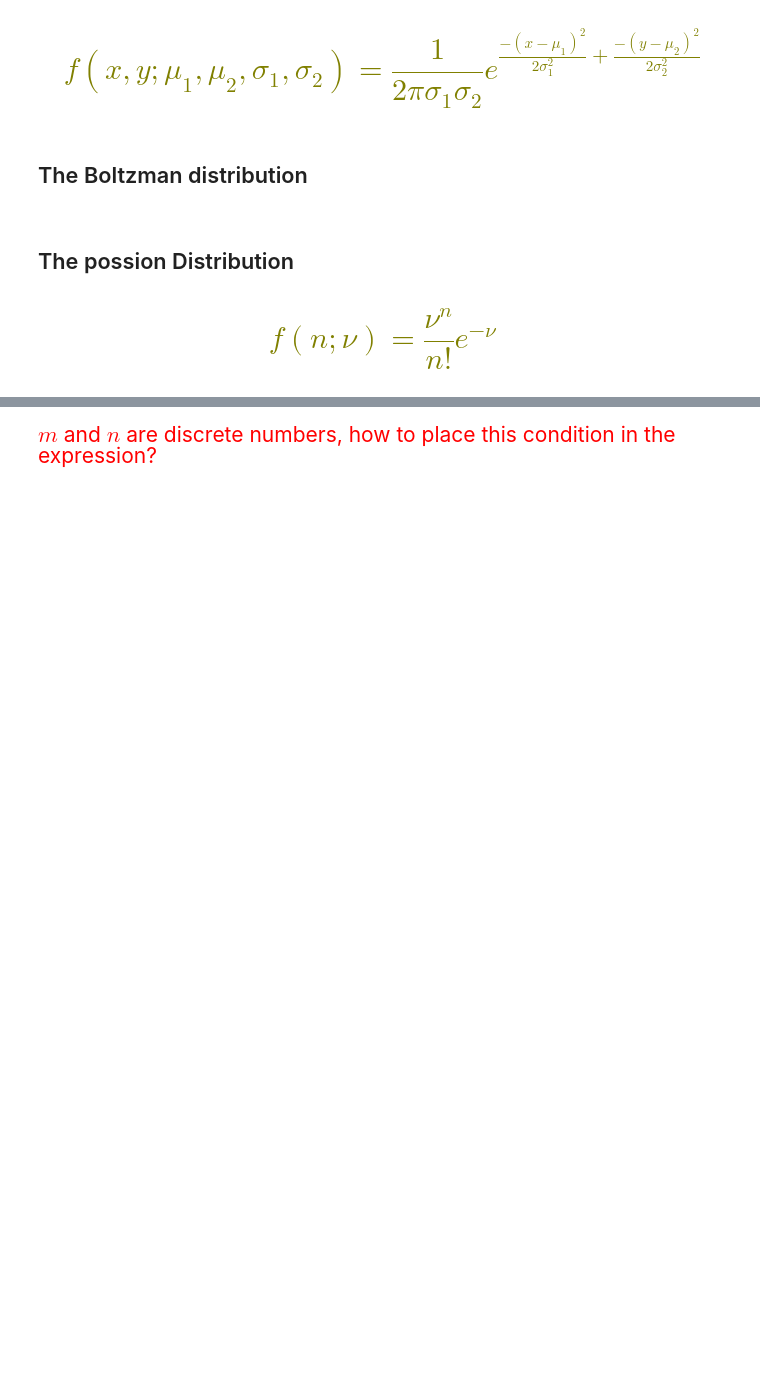
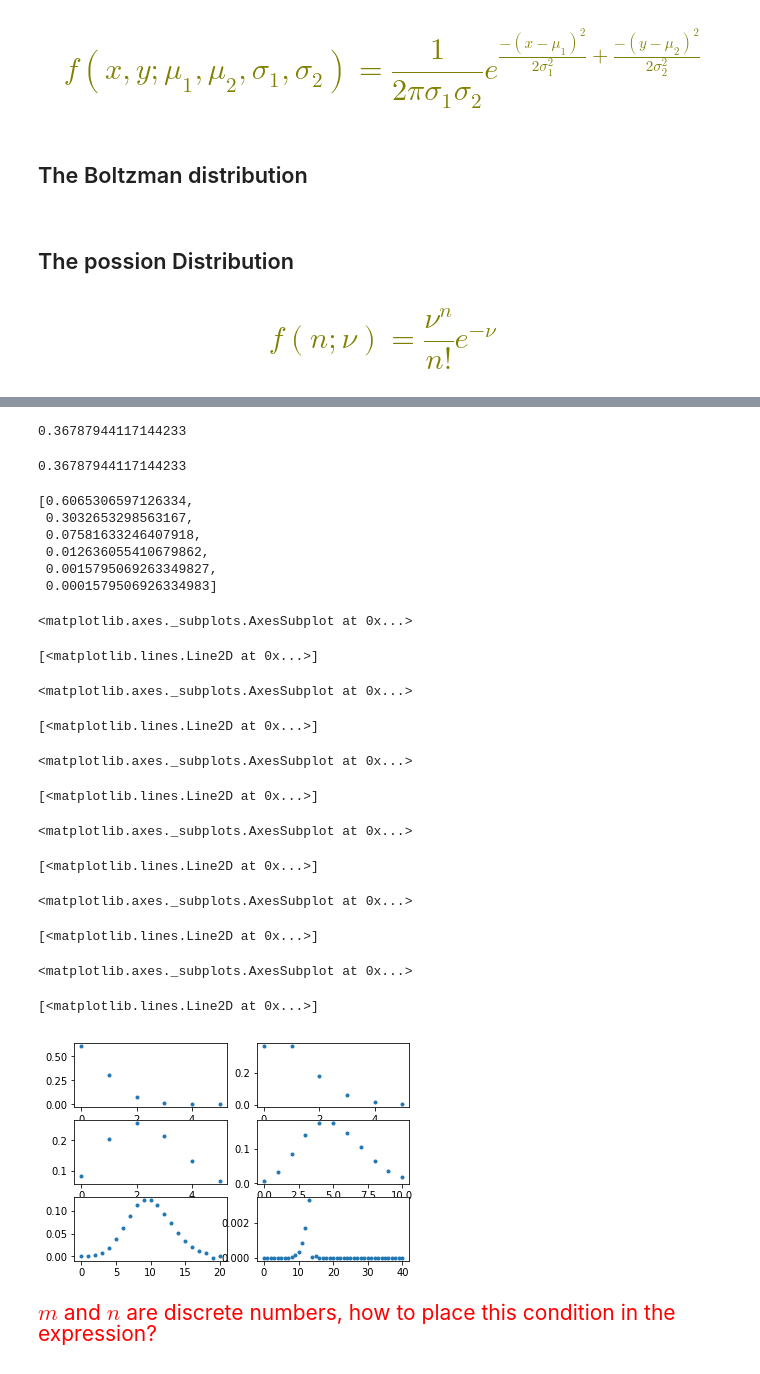
Before and after one commit to ComplicatedPhenomenon/IPython_training, a Jupyter notebook: SciPy/scipy/statisticalPackage.ipynb, the cells around one changed output, grey strips where cells are left out. Drawn from its saved outputs; the diff is of its cells as text; code cells hidden in the pictures; blank space fills up the shorter version.

```diff
--- a/SciPy/scipy/statisticalPackage.ipynb
+++ b/SciPy/scipy/statisticalPackage.ipynb
@@ -253,8 +402,68 @@ def PossionDistribution(m,n):
     return formulaExpression
 # %%
 PossionDistribution(1,1)
-x = np.arange(1,5)
-x
+# %% [output]
+0.36787944117144233
+# %%
+f = lambda m, n:  np.power(m,n)/np.math.factorial(n) * np.exp(-m)
+# %%
+f(1, 1)
+# %% [output]
+0.36787944117144233
+# %%
+[f(0.5, i) for i in range(6)]
+# %% [output]
+[0.6065306597126334,
+ 0.3032653298563167,
+ 0.07581633246407918,
+ 0.012636055410679862,
+ 0.0015795069263349827,
+ 0.0001579506926334983]
+# %%
+x = range(6)
+y = [f(0.5, i) for i in x]
+plt.subplot(321)
+plt.plot(x, y, '.')
+#plt.show()
+
+y = [f(1, i) for i in x]
+plt.subplot(322)
+plt.plot(x, y, '.')
+
+y = [f(2.5, i) for i in x]
+plt.subplot(323)
+plt.plot(x, y, '.')
+
+
+x = range(11)
+y = [f(5, i) for i in x]
+plt.subplot(324)
+plt.plot(x, y, '.')
+
+plt.subplot(325)
+x = range(21)
+y = [f(10, i) for i in x]
+plt.plot(x, y, '.')
+
+plt.subplot(326)
+x = range(41)
+y = [f(25, i) for i in x]
+plt.plot(x, y, '.')
+plt.show()
+# %% [output]
+<matplotlib.axes._subplots.AxesSubplot at 0x...>
+[<matplotlib.lines.Line2D at 0x...>]
+<matplotlib.axes._subplots.AxesSubplot at 0x...>
+[<matplotlib.lines.Line2D at 0x...>]
+<matplotlib.axes._subplots.AxesSubplot at 0x...>
+[<matplotlib.lines.Line2D at 0x...>]
+<matplotlib.axes._subplots.AxesSubplot at 0x...>
+[<matplotlib.lines.Line2D at 0x...>]
+<matplotlib.axes._subplots.AxesSubplot at 0x...>
+[<matplotlib.lines.Line2D at 0x...>]
+<matplotlib.axes._subplots.AxesSubplot at 0x...>
+[<matplotlib.lines.Line2D at 0x...>]
+[figure, added]
 # %% [markdown]
 <span style="font-family: New York Times; font-size:1.5em; color: red">
 
```
Also changed, not shown: parts of 51 cells of this notebook, 4 other files.
